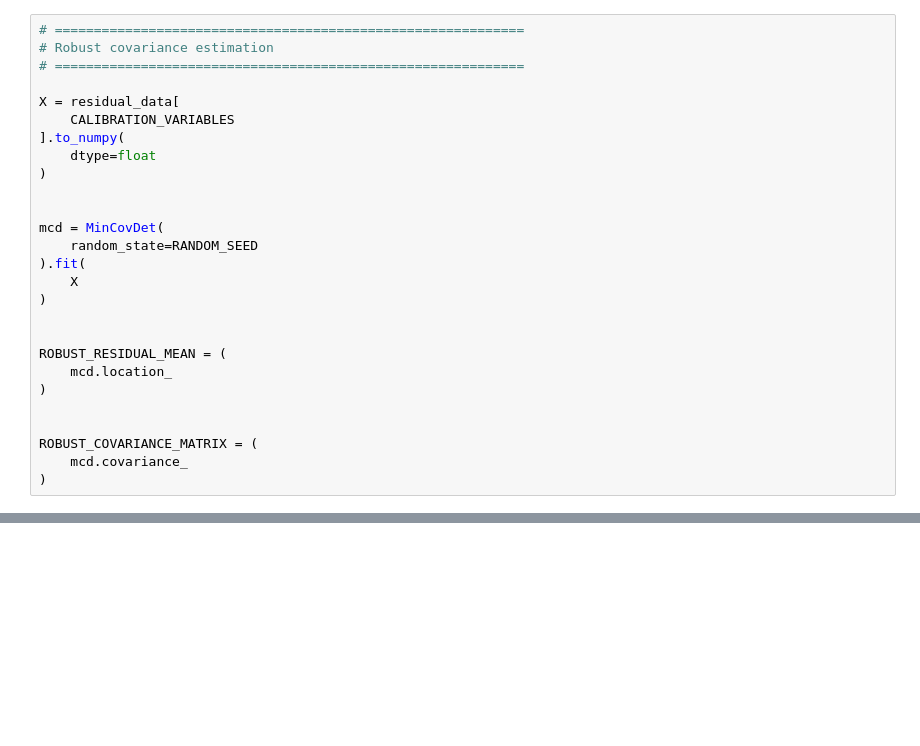
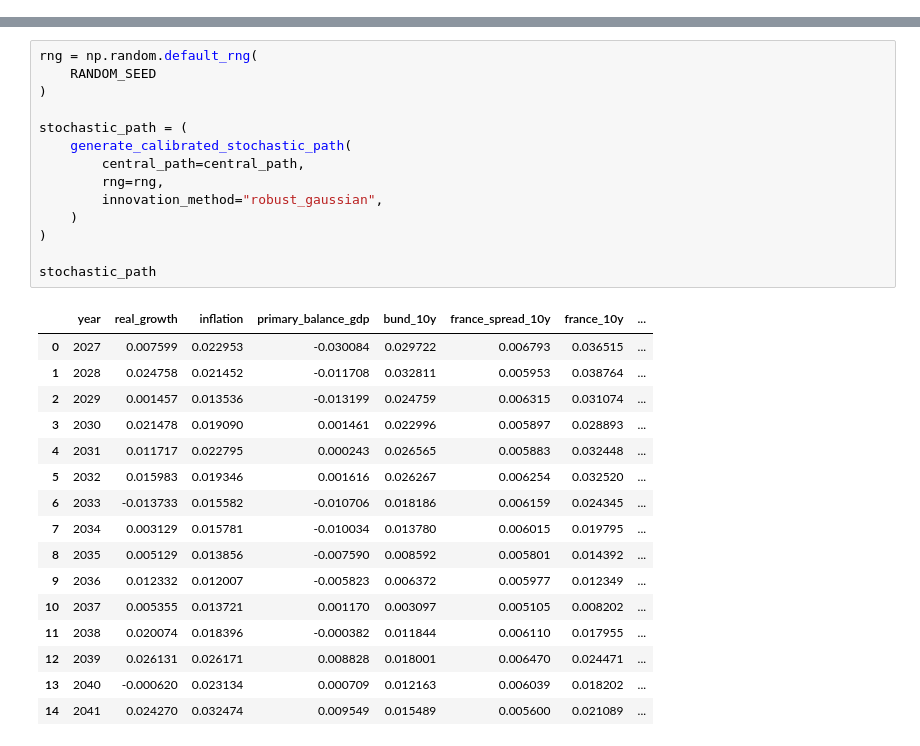
Before and after one commit to MikelCoti/french_oat_model, a Jupyter notebook: notebooks/02_stochastic_dsa.ipynb, the cells around one changed output, grey strips where cells are left out. Saved outputs shown, nothing was run; the diff lists cells and outputs as text; blank space fills up the shorter version.

```diff
--- a/notebooks/02_stochastic_dsa.ipynb
+++ b/notebooks/02_stochastic_dsa.ipynb
@@ -5801,27 +0,0 @@ from sklearn.covariance import MinCovDet
-# %%
-# ============================================================
-# Robust covariance estimation
-# ============================================================
-
-X = residual_data[
-    CALIBRATION_VARIABLES
-].to_numpy(
-    dtype=float
-)
-
-
-mcd = MinCovDet(
-    random_state=RANDOM_SEED
-).fit(
-    X
-)
-
-
-ROBUST_RESIDUAL_MEAN = (
-    mcd.location_
-)
-
-
-ROBUST_COVARIANCE_MATRIX = (
-    mcd.covariance_
-)
@@ -5827,0 +1861,31 @@ ROBUST_COVARIANCE_MATRIX = (
+# %%
+rng = np.random.default_rng(
+    RANDOM_SEED
+)
+
+stochastic_path = (
+    generate_calibrated_stochastic_path(
+        central_path=central_path,
+        rng=rng,
+        innovation_method="robust_gaussian",
+    )
+)
+
+stochastic_path
+# %% [output]
+|  | year | real_growth | inflation | primary_balance_gdp | bund_10y | france_spread_10y | france_10y | ... |
+| 0 | 2027 | 0.007599 | 0.022953 | -0.030084 | 0.029722 | 0.006793 | 0.036515 | ... |
+| 1 | 2028 | 0.024758 | 0.021452 | -0.011708 | 0.032811 | 0.005953 | 0.038764 | ... |
+| 2 | 2029 | 0.001457 | 0.013536 | -0.013199 | 0.024759 | 0.006315 | 0.031074 | ... |
+| 3 | 2030 | 0.021478 | 0.019090 | 0.001461 | 0.022996 | 0.005897 | 0.028893 | ... |
+| 4 | 2031 | 0.011717 | 0.022795 | 0.000243 | 0.026565 | 0.005883 | 0.032448 | ... |
+| 5 | 2032 | 0.015983 | 0.019346 | 0.001616 | 0.026267 | 0.006254 | 0.032520 | ... |
+| 6 | 2033 | -0.013733 | 0.015582 | -0.010706 | 0.018186 | 0.006159 | 0.024345 | ... |
+| 7 | 2034 | 0.003129 | 0.015781 | -0.010034 | 0.013780 | 0.006015 | 0.019795 | ... |
+| 8 | 2035 | 0.005129 | 0.013856 | -0.007590 | 0.008592 | 0.005801 | 0.014392 | ... |
+| 9 | 2036 | 0.012332 | 0.012007 | -0.005823 | 0.006372 | 0.005977 | 0.012349 | ... |
+| 10 | 2037 | 0.005355 | 0.013721 | 0.001170 | 0.003097 | 0.005105 | 0.008202 | ... |
+| 11 | 2038 | 0.020074 | 0.018396 | -0.000382 | 0.011844 | 0.006110 | 0.017955 | ... |
+| 12 | 2039 | 0.026131 | 0.026171 | 0.008828 | 0.018001 | 0.006470 | 0.024471 | ... |
+| 13 | 2040 | -0.000620 | 0.023134 | 0.000709 | 0.012163 | 0.006039 | 0.018202 | ... |
+| 14 | 2041 | 0.024270 | 0.032474 | 0.009549 | 0.015489 | 0.005600 | 0.021089 | ... |
```
Also changed, not shown: parts of 152 cells of this notebook, 1 other file.
